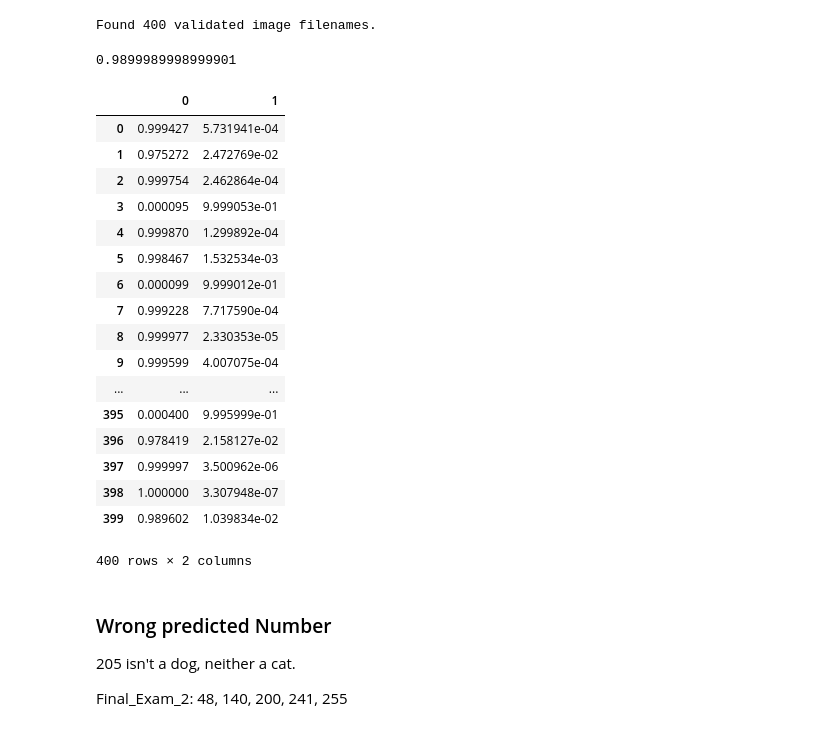
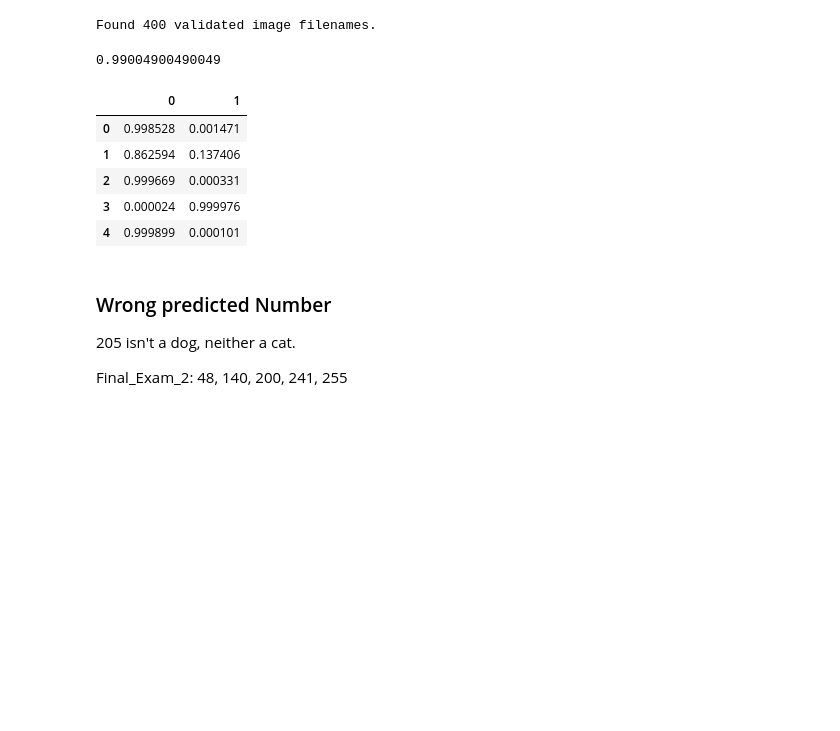
Before and after one commit to YRC0612/2nd_ML100days_Final_Exam, a Jupyter notebook: Final_Exam_Inception_v3.ipynb, the cells around one changed output. Drawn from its saved outputs; the diff is of its cells as text; code cells hidden in the pictures; blank space fills up the shorter version.

Commit message:
Update Final_Exam_Inception_v3
1. Modified items:
    (1) Adam: epsilon=1e-9.
    (2) patience from 5 to 3.
3. Test: 0.99004900490049
4. Test probability: 0.9998249824982498
5. Kaggle public: 0.99792

```diff
--- a/Final_Exam_Inception_v3.ipynb
+++ b/Final_Exam_Inception_v3.ipynb
@@ -108,6 +108,17 @@ num_classes = 2 # 類別的數量，cat & dog 共有 2 個類別
 epochs = 30 # 訓練的 epochs 數量
 # %%
 train_datagen = ImageDataGenerator(
+    rotation_range=40,             # 20190816_1_Modify_from_40_to_70
+    rescale=1./255,
+    shear_range=0.1,
+    zoom_range=0.2,
+    horizontal_flip=True,
+    width_shift_range=0.1,
+    height_shift_range=0.1
+)
+
+# 20190815_1_ORG_final_exam_2_config ==>
+"""
     rotation_range=40,
     rescale=1./255,
     shear_range=0.1,
@@ -115,21 +126,8 @@ train_datagen = ImageDataGenerator(
     horizontal_flip=True,
     width_shift_range=0.1,
     height_shift_range=0.1,
-)
-
-# 20190814_2_restore_final_exam_2_config ==>
 """
-    rotation_range=40,
-    rescale=1./255,
-    shear_range=0.2,               # 20190813_3_Modify_from_0.1_to_0.2
-    zoom_range=0.2,
-    horizontal_flip=True,
-    width_shift_range=0.2,         # 20190813_3_Modify_from_0.1_to_0.2
-    height_shift_range=0.2,        # 20190813_3_Modify_from_0.1_to_0.2
-    channel_shift_range=10,        # 20190813_3_Add
-    brightness_range=(1.1, 1.2)    # 20190813_3_Add
-"""
-# 20190814_2_restore_final_exam_2_config <==
+# 20190815_1_ORG_final_exam_2_config <==
 
 train_generator = train_datagen.flow_from_dataframe(
     train_df,
@@ -169,7 +167,7 @@ earlystop = EarlyStopping(monitor='val_acc',
 # 20190813_3_Add_callbacks ==>
 reduced_lr = ReduceLROnPlateau(monitor='val_acc',
                                factor=0.2,
-                               patience=5,
+                               patience=3,
                                verbose=1,
                                mode='auto',
                                min_delta=0.0001,
@@ -214,7 +212,8 @@ model = Model(inputs=inception_v3.input, outputs=output_layer)   # 20190814_2_Ad
 model.summary()
 
 model.compile(loss='categorical_crossentropy',
-              optimizer=Adam(lr=1e-5, amsgrad=True),  # 20190815_1_add_amsgrad
+# 20190816_4_Adam_variable              optimizer=Adam(lr=1e-5, amsgrad=True),  # 20190815_1_add_amsgrad
+              optimizer=Adam(lr=1e-5, beta_1=0.9, beta_2=0.999, epsilon=1e-9, decay=0.0, amsgrad=True),   # 20190816_4_Adam_variable
               metrics=['accuracy'])
 
 history = model.fit_generator(train_generator,
@@ -294,7 +293,7 @@ auc = roc_auc_score(y_test_df['Predicted'], test_df['label'])
 
 auc
 # %% [output]
-0.9899989998999901
+0.99004900490049
 # %%
 """
 
@@ -312,35 +311,23 @@ output.to_csv('Final_Exam_11.csv', header=["Predicted"], index_label='ID')
 # %%
 """
 
 !!!!!!!!!!!!!!!!!!!!!!!!!!!!!!!!!!!!!!!!!!!!
 PLEASE MODIFY BELOW FILENAME EVERYTIME BUILD
 !!!!!!!!!!!!!!!!!!!!!!!!!!!!!!!!!!!!!!!!!!!!
 
 """
 
 predproba_df = pd.DataFrame(predict)
-predproba_df.to_csv('Predicted_proba_Inception_2.csv')
+predproba_df.to_csv('Predicted_proba_Inception_6.csv')
 
-predproba_df
+predproba_df.head(5)
 # %% [output]
 |  | 0 | 1 |
-| 0 | 0.999427 | 5.731941e-04 |
-| 1 | 0.975272 | 2.472769e-02 |
-| 2 | 0.999754 | 2.462864e-04 |
-| 3 | 0.000095 | 9.999053e-01 |
-| 4 | 0.999870 | 1.299892e-04 |
-| 5 | 0.998467 | 1.532534e-03 |
-| 6 | 0.000099 | 9.999012e-01 |
-| 7 | 0.999228 | 7.717590e-04 |
-| 8 | 0.999977 | 2.330353e-05 |
-| 9 | 0.999599 | 4.007075e-04 |
-| ... | ... | ... |
-| 395 | 0.000400 | 9.995999e-01 |
-| 396 | 0.978419 | 2.158127e-02 |
-| 397 | 0.999997 | 3.500962e-06 |
-| 398 | 1.000000 | 3.307948e-07 |
-| 399 | 0.989602 | 1.039834e-02 |
+| 0 | 0.998528 | 0.001471 |
+| 1 | 0.862594 | 0.137406 |
+| 2 | 0.999669 | 0.000331 |
+| 3 | 0.000024 | 0.999976 |
+| 4 | 0.999899 | 0.000101 |
-400 rows × 2 columns
 # %% [markdown]
 ### Wrong predicted Number
 
```
Also changed, not shown: parts of 6 cells of this notebook.
